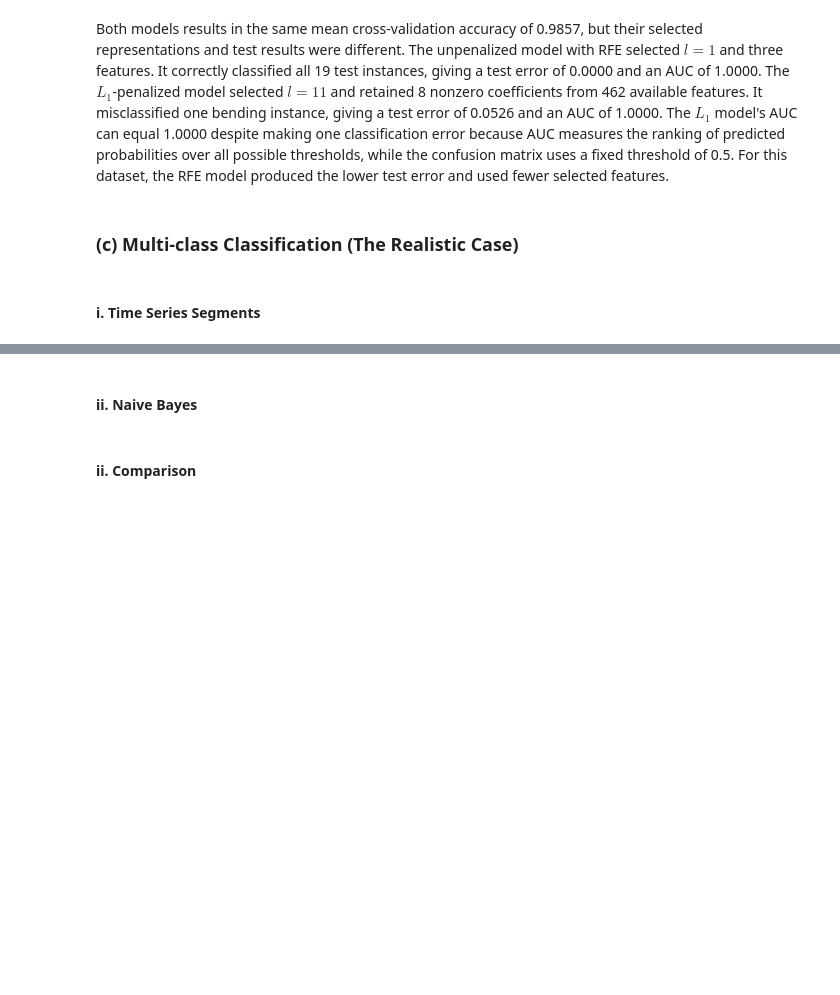
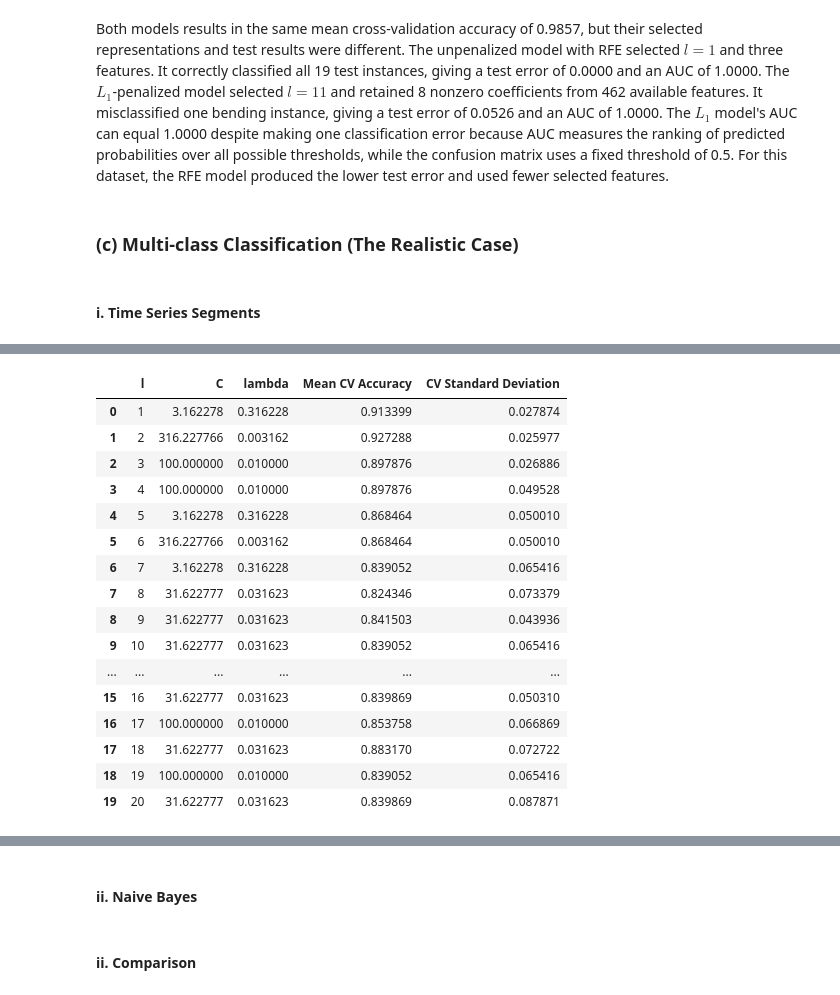
Before and after one commit to manvsatish/dsci-552-hw-4, a Jupyter notebook: notebook/Satish_Manvika_HW4.ipynb, the cells around one changed output, grey strips where cells are left out. Cells and saved outputs as stored; diff of their text form; code cells hidden in the pictures; blank space fills up the shorter version.

```diff
--- a/notebook/Satish_Manvika_HW4.ipynb
+++ b/notebook/Satish_Manvika_HW4.ipynb
@@ -1022,0 +1025,78 @@ Both models results in the same mean cross-validation accuracy of 0.9857, but th
+# %%
+#activity labels and verify the multiclass training counts
+base_feature_matrix, base_metadata = (segmented_feature_cache[1])
+base_training_mask = (base_metadata["split"].eq("train"))
+multiclass_training_counts = (base_metadata.loc[base_training_mask, "activity",].value_counts().sort_index())
+
+print("Multiclass training counts:")
+display(multiclass_training_counts)
+
+#no more folds than the number of observations in the smallest training class
+multiclass_number_of_folds = min(5,int(multiclass_training_counts.min()),)
+print("Number of stratified folds:", multiclass_number_of_folds,)
+multiclass_cv = StratifiedKFold(n_splits=multiclass_number_of_folds, shuffle=True, random_state=RANDOM_STATE,)
+
+# search same logarithmic grid used for binary L1 regression, C is the inverse of lambda
+multiclass_candidate_c_values = np.logspace(-4, 4, 17,)
+multiclass_best_estimators = {}
+multiclass_cv_rows = []
+
+#search the segmentation level and regularization strength
+for number_of_segments in range(1, 21):
+    #segmented feature matrix from the cache
+    feature_matrix, metadata = (segmented_feature_cache[number_of_segments])
+    training_mask = (metadata["split"].eq("train"))
+    X_multiclass_train = (feature_matrix.loc[training_mask].reset_index(drop=True))
+    y_multiclass_train = (metadata.loc[training_mask, "activity",].reset_index(drop=True))
+
+    #saga solver supports L1-penalized multinomial regression
+    multiclass_pipeline = Pipeline(steps=[("scaler",StandardScaler(),), ("classifier", LogisticRegression(l1_ratio=1, solver="saga", max_iter=20000, tol=1e-3, random_state=RANDOM_STATE,),),])
+    multiclass_search = GridSearchCV(estimator=multiclass_pipeline, param_grid={"classifier__C": (multiclass_candidate_c_values),}, scoring="accuracy", cv=multiclass_cv, n_jobs=-1, refit=True, error_score="raise",)
+    multiclass_search.fit(X_multiclass_train, y_multiclass_train,)
+    best_multiclass_c_for_l = float(multiclass_search.best_params_["classifier__C"])
+    best_multiclass_lambda_for_l = (1 / best_multiclass_c_for_l)
+
+    multiclass_best_estimators[number_of_segments] = multiclass_search.best_estimator_
+    multiclass_cv_rows.append(
+        {
+            "l": number_of_segments,
+            "C": best_multiclass_c_for_l,
+            "lambda": (
+                best_multiclass_lambda_for_l
+            ),
+            "Mean CV Accuracy": (
+                multiclass_search.best_score_
+            ),
+            "CV Standard Deviation": (
+                multiclass_search.cv_results_[
+                    "std_test_score"
+                ][multiclass_search.best_index_]
+            ),
+        }
+    )
+
+    print(
+        f"Completed l={number_of_segments:2d}: "
+        f"best C={best_multiclass_c_for_l:.6g}, "
+        f"lambda={best_multiclass_lambda_for_l:.6g}, "
+        f"CV accuracy={multiclass_search.best_score_:.4f}"
+    )
+
+#best regularization result for every value of l
+multiclass_cv_results = pd.DataFrame(multiclass_cv_rows)
+
+#highest validation accuracy. if vals tie, choose fewer segments and then the stronger L1 penalty
+multiclass_cv_results = (multiclass_cv_results.sort_values(by=["Mean CV Accuracy", "l", "C",], ascending=[False, True, True,],).reset_index(drop=True))
+best_multiclass_row = (multiclass_cv_results.iloc[0])
+best_multiclass_l = int(best_multiclass_row["l"])
+best_multiclass_c = float(best_multiclass_row["C"])
+best_multiclass_lambda = float(best_multiclass_row["lambda"])
+best_multiclass_cv_accuracy = float(best_multiclass_row["Mean CV Accuracy"])
+best_multiclass_pipeline = (multiclass_best_estimators[best_multiclass_l])
+print("\nBest L1-penalized multinomial model:")
+print("Best l:", best_multiclass_l)
+print("Best C:", best_multiclass_c)
+print("Best lambda:",best_multiclass_lambda,)
+print("Best mean CV accuracy:", round(best_multiclass_cv_accuracy, 4),)
+display(multiclass_cv_results.sort_values("l").reset_index(drop=True).round(6))
+# %% [output]
@@ -1022,0 +1130,17 @@ Both models results in the same mean cross-validation accuracy of 0.9857, but th
+|  | l | C | lambda | Mean CV Accuracy | CV Standard Deviation |
+| 0 | 1 | 3.162278 | 0.316228 | 0.913399 | 0.027874 |
+| 1 | 2 | 316.227766 | 0.003162 | 0.927288 | 0.025977 |
+| 2 | 3 | 100.000000 | 0.010000 | 0.897876 | 0.026886 |
+| 3 | 4 | 100.000000 | 0.010000 | 0.897876 | 0.049528 |
+| 4 | 5 | 3.162278 | 0.316228 | 0.868464 | 0.050010 |
+| 5 | 6 | 316.227766 | 0.003162 | 0.868464 | 0.050010 |
+| 6 | 7 | 3.162278 | 0.316228 | 0.839052 | 0.065416 |
+| 7 | 8 | 31.622777 | 0.031623 | 0.824346 | 0.073379 |
+| 8 | 9 | 31.622777 | 0.031623 | 0.841503 | 0.043936 |
+| 9 | 10 | 31.622777 | 0.031623 | 0.839052 | 0.065416 |
+| ... | ... | ... | ... | ... | ... |
+| 15 | 16 | 31.622777 | 0.031623 | 0.839869 | 0.050310 |
+| 16 | 17 | 100.000000 | 0.010000 | 0.853758 | 0.066869 |
+| 17 | 18 | 31.622777 | 0.031623 | 0.883170 | 0.072722 |
+| 18 | 19 | 100.000000 | 0.010000 | 0.839052 | 0.065416 |
+| 19 | 20 | 31.622777 | 0.031623 | 0.839869 | 0.087871 |
```
Also changed, not shown: parts of 6 cells of this notebook.
